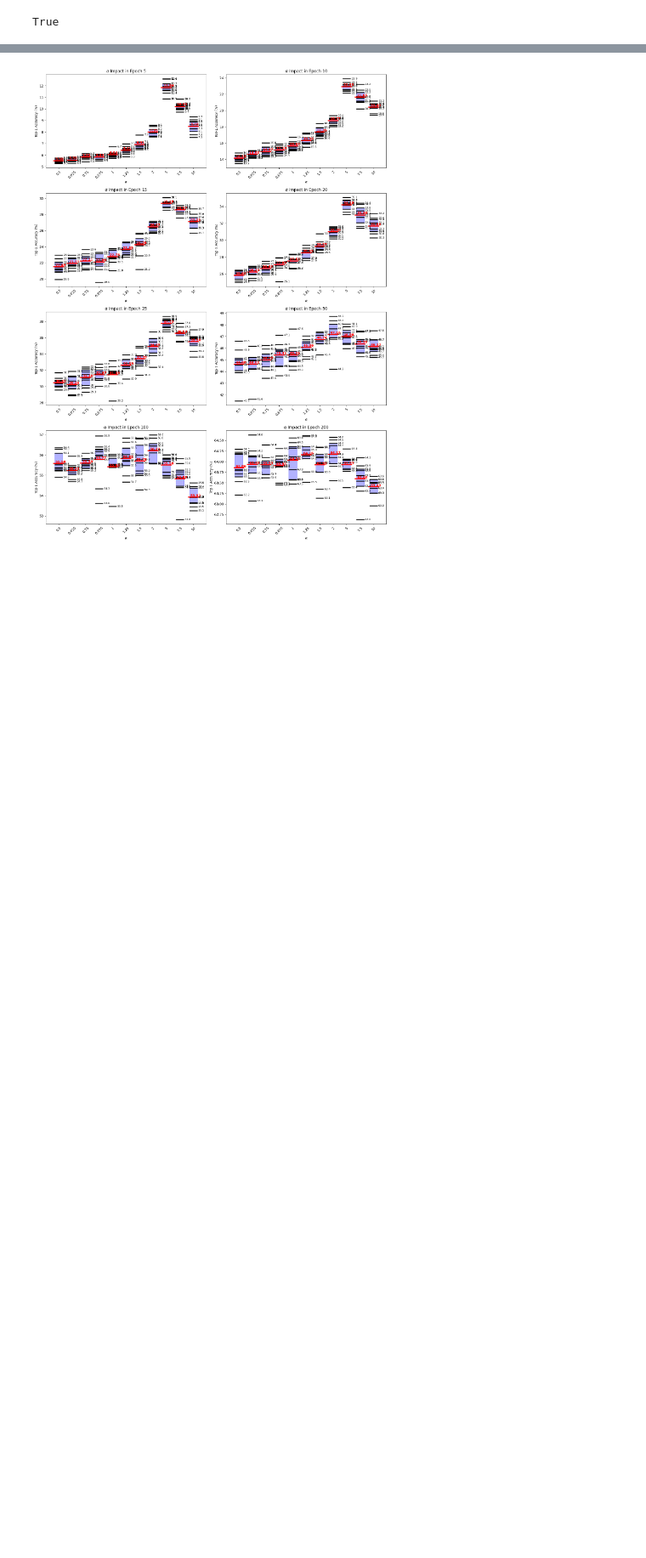
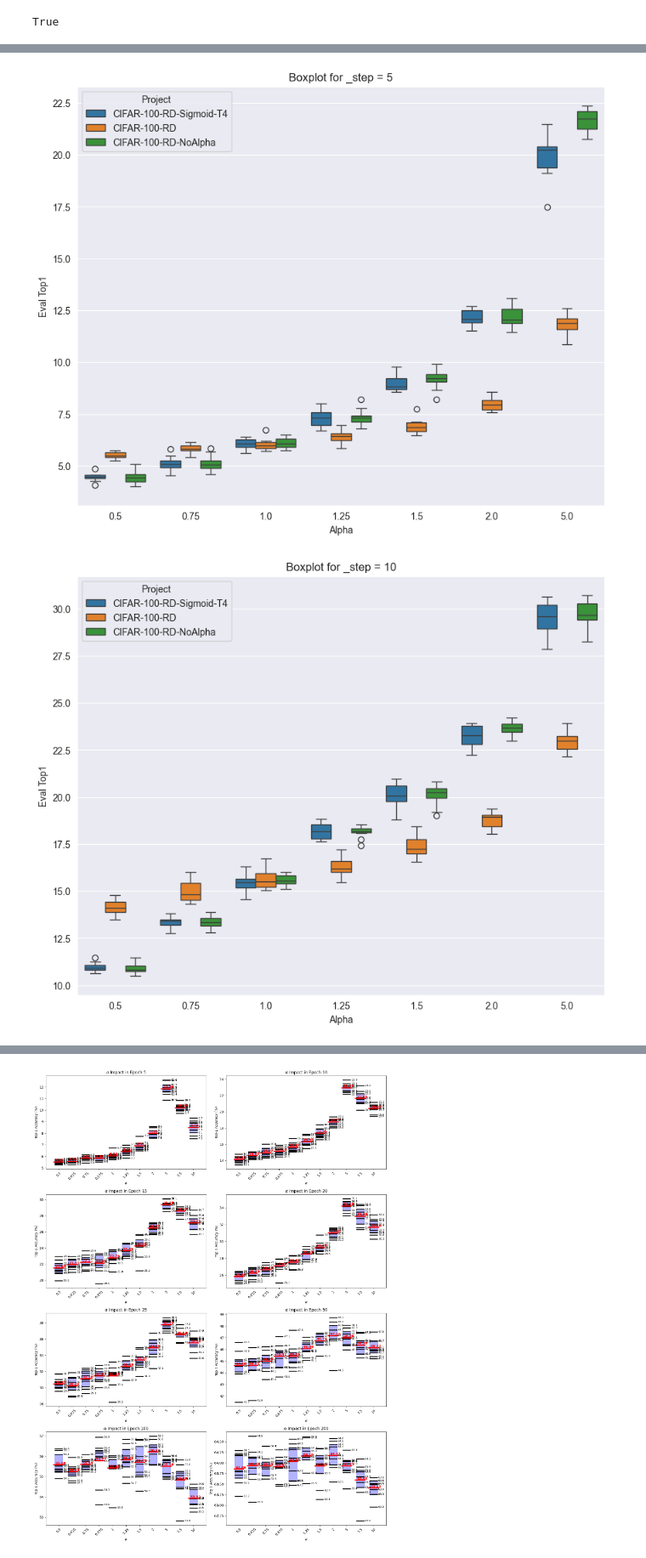
Before and after one commit to Maertine/pytorch-image-models, a Jupyter notebook: tmi/Epoch Plots.ipynb, the cells around one changed output, grey strips where cells are left out. Shown at 85% size. Saved outputs shown, nothing was run; the diff lists cells and outputs as text; code cells hidden in the pictures; blank space fills up the shorter version.

```diff
--- a/tmi/Epoch Plots.ipynb
+++ b/tmi/Epoch Plots.ipynb
@@ -18,0 +114,32 @@ for run in runs:
+# %%
+import seaborn as sns
+import matplotlib.pyplot as plt
+
+# Define the step values you want to plot
+step_values = [5, 10, 15, 20, 25, 50, 100, 200]
+
+for step in step_values:
+    df_filtered = filtered_df[filtered_df["_step"] == step]  # Filter data for the current step
+
+    # Create a new figure for each plot
+    plt.figure(figsize=(10, 8))
+
+    # Create the boxplot
+    sns.boxplot(data=df_filtered, x="alpha", y="eval_top1", hue="project")
+
+    # Formatting
+    plt.title(f"Boxplot for _step = {step}")
+    plt.xlabel("Alpha")
+    plt.ylabel("Eval Top1")
+    plt.legend(title="Project", loc="best")
+
+    # Show each plot separately
+    plt.show()
+
+    # Optional: Save the plot as an image (uncomment to enable)
+    # plt.savefig(f"boxplot_step_{step}.png", dpi=300, bbox_inches="tight")
+
+    plt.close()  # Close the figure to free memory
+# %% [output]
+[figure, added]
+[figure, added]
```
Also changed, not shown: parts of 11 cells of this notebook, 5 other files.
